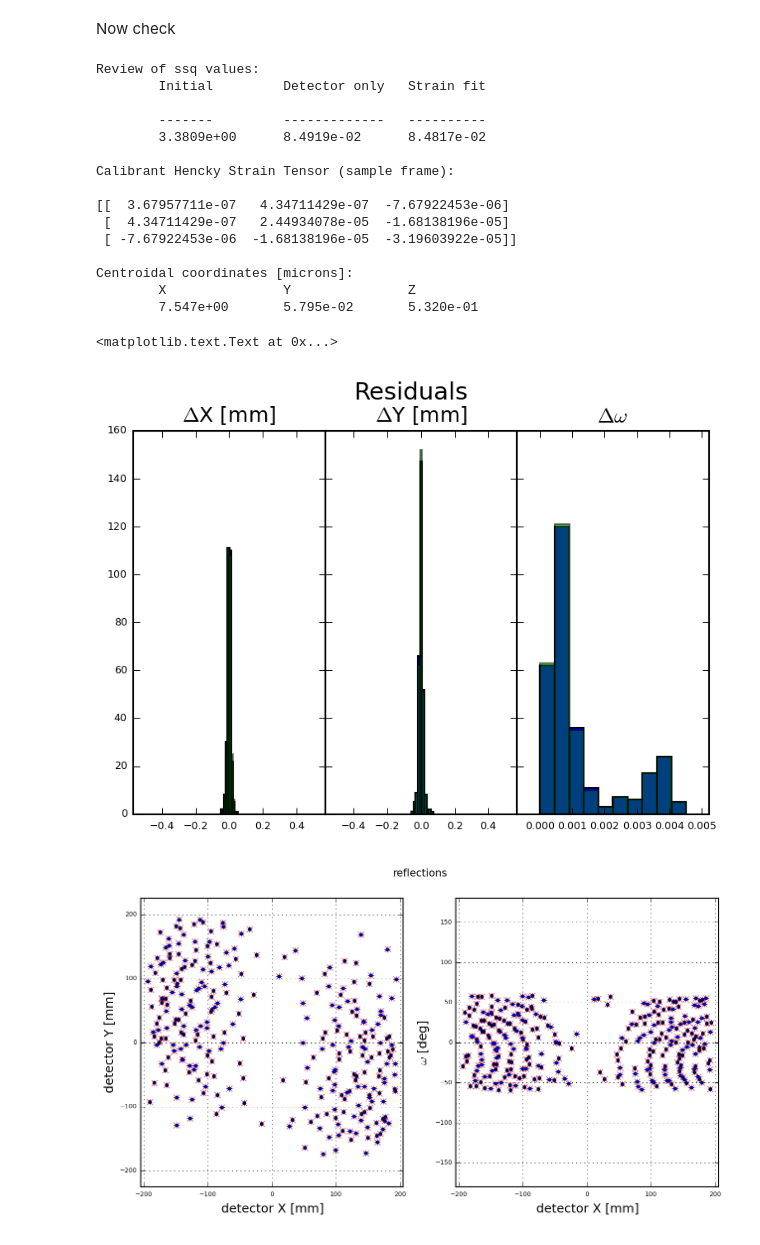
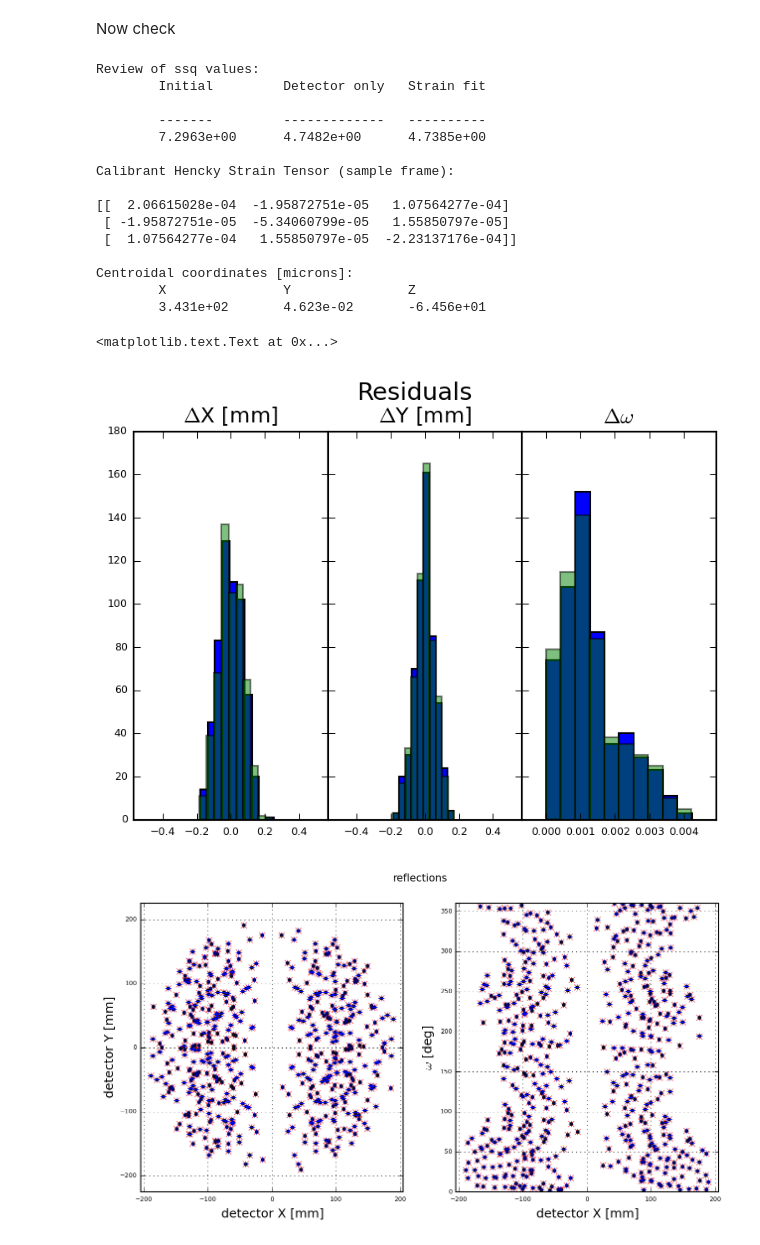
Before and after one commit to praxes/hexrd, a Jupyter notebook: share/calibrate_from_single_crystal.ipynb, the cells around one changed output. Cells and saved outputs as stored; diff of their text form; code cells hidden in the pictures.

```diff
--- a/share/calibrate_from_single_crystal.ipynb
+++ b/share/calibrate_from_single_crystal.ipynb
@@ -12,10 +12,10 @@ In practise, you will probably run this script through several times, using the
 cfg_filename = 'index_ruby.yml'
 
 # select which orientaion to use (in case of more than one...)
-grainID = 0
+grain_id = 1
 
 # for saturation
-int_cutoff = 15000
+int_cutoff = 12000
 # %% [markdown]
 Ok, that was easy, from here on you shouldn't need to modify anything.
 # %%
@@ -166,12 +166,13 @@ old_parfilename = cfg.instrument.detector.parameters_old
 # This should use the yaml detector spec, but it appears to include crystal parameters as well:
 new_parfilename = os.path.join(working_dir, 'single-crystal-calibration.yml')
 quats_filename = os.path.join(working_dir, 'accepted_orientations.dat')
-spots_filename = os.path.join(analysis_dir, 'spots_%05d.out' % grainID)
+spots_filename = os.path.join(analysis_dir, 'spots_%05d.out' % grain_id)
 
 pd, reader, detector = initialize_experiment(cfg)
 
 bMat = np.ascontiguousarray(pd.latVecOps['B']) # hexrd convention; necessary to re-cast (?)
-wlen = pd.wavelength # Angstroms
+wlen = pd.wavelength * 1.0# Angstroms
+
 
 # omega period
 omePeriod = d2r*np.array(cfg.find_orientations.omega.period, dtype=float)
@@ -400,11 +395,15 @@ Refined parameters:
 First, let's kick out reflections with omega values bigger than the measurement step size
 # %%
 # first, kick out omegas that are too far away
-x_diff = abs(xyo_det[:, 0] - xyo_f[:, 0])
-y_diff = abs(xyo_det[:, 1] - xyo_f[:, 1])
-ome_diff = r2d*xf.angularDifference(xyo_det[:, 2], xyo_f[:, 2])
-#
-idx_1 = np.logical_and(x_diff <= 0.1, np.logical_and(y_diff <= 0.1, ome_diff <= 0.25))
+# Joel, with these lines uncommented, I get 1e-4 xx, zz strains in the ruby...
+x_diff = abs(gtable[idx_0, -3] - xyo_f[:, 0])
+y_diff = abs(gtable[idx_0, -2] - xyo_f[:, 1])
+ome_diff = r2d*xf.angularDifference(gtable[idx_0, -1], xyo_f[:, 2])
+idx_1 = np.logical_and(x_diff <= 0.2, np.logical_and(y_diff <= 0.2, ome_diff <= 0.25))
+# ... but if I use the old version instead, I get 1e-5:
+#ome_diff = r2d*xf.angularDifference(gtable[idx_0, -1], xyo_f[:, 2])
+#idx_1 = abs(ome_diff) <= 0.25
+
 print "keeping %d of %d input refls" %(sum(idx_1), sum(idx))
 idx_new = np.zeros_like(idx, dtype=bool)
 idx_new[np.where(idx_0 == 1)[0][idx_1]] = True
@@ -501,7 +500,7 @@ new_par = {
                        'transform':{'tilt_angles':np.zeros(3), 't_vec_d':np.zeros(3)},
                        'distortion':{'function_name':'GE_41RT', 'parameters':np.zeros(6)}
                        },
-           'calibration_crystal':{'grainID':0,
+           'calibration_crystal':{'grain_id':0,
                                   'orientation':np.zeros(3),
                                   'position':np.zeros(3),
                                   'inv_stretch':np.hstack([np.ones(3), np.zeros(3)])
@@ -522,7 +521,7 @@ new_par['detector']['transform']['t_vec_d'] = results['tVec_d'].flatten().tolist
 new_par['detector']['distortion']['function_name'] = 'GE_41RT' # only choice besides None for now
 new_par['detector']['distortion']['parameters'] = results['dParams'].tolist()
 
-new_par['calibration_crystal']['grainID'] = grainID
+new_par['calibration_crystal']['grain_id'] = grain_id
 new_par['calibration_crystal']['orientation'] = g_refined[:3].tolist()
 new_par['calibration_crystal']['position'] = g_refined[3:6].tolist()
 new_par['calibration_crystal']['inv_stretch'] = g_refined[6:].tolist()
@@ -579,37 +578,37 @@ fig4.suptitle("reflections")
 axs4[0].plot(xyo_det[:, 0], xyo_det[:, 1], 'rx')
 axs4[0].plot(xyo_f[:, 0], xyo_f[:, 1], 'k.')
 axs4[0].plot(xyo_f2[:, 0], xyo_f2[:, 1], 'b+')
 axs4[0].grid(True)
 axs4[0].axis('equal')
 axs4[0].set_xlim((-204.8, 204.8))
 axs4[0].set_ylim((-204.8, 204.8))
 axs4[0].set_xlabel('detector X [mm]')
 axs4[0].set_ylabel('detector Y [mm]')
 
 axs4[1].plot(xyo_det[:, 0], r2d*xyo_det[:, 2], 'rx')
 axs4[1].plot(xyo_f[:, 0], r2d*xyo_f[:, 2], 'k.')
 axs4[1].plot(xyo_f2[:, 0], r2d*xyo_f2[:, 2], 'b+')
 axs4[1].grid(True)
 axs4[1].set_xlim((-204.8, 204.8))
 axs4[1].set_ylim(r2d*omePeriod[0], r2d*omePeriod[1])
 axs4[1].set_xlabel('detector X [mm]')
 axs4[1].set_ylabel(r'$\omega$ [deg]')
 # %% [output]
 Review of ssq values:
         Initial         Detector only   Strain fit
 
         -------         -------------   ----------
-        3.3809e+00      8.4919e-02      8.4817e-02
+        7.2963e+00      4.7482e+00      4.7385e+00
 
 Calibrant Hencky Strain Tensor (sample frame):
 
-[[  3.67957711e-07   4.34711429e-07  -7.67922453e-06]
- [  4.34711429e-07   2.44934078e-05  -1.68138196e-05]
- [ -7.67922453e-06  -1.68138196e-05  -3.19603922e-05]]
+[[  2.06615028e-04  -1.95872751e-05   1.07564277e-04]
+ [ -1.95872751e-05  -5.34060799e-05   1.55850797e-05]
+ [  1.07564277e-04   1.55850797e-05  -2.23137176e-04]]
 
 Centroidal coordinates [microns]:
         X               Y               Z
-        7.547e+00       5.795e-02       5.320e-01
+        3.431e+02       4.623e-02       -6.456e+01
 <matplotlib.text.Text at 0x...>
-[figure, old version]
+[figure, new version]
-[figure, old version]
+[figure, new version]
```
Also changed, not shown: parts of 5 cells of this notebook.
